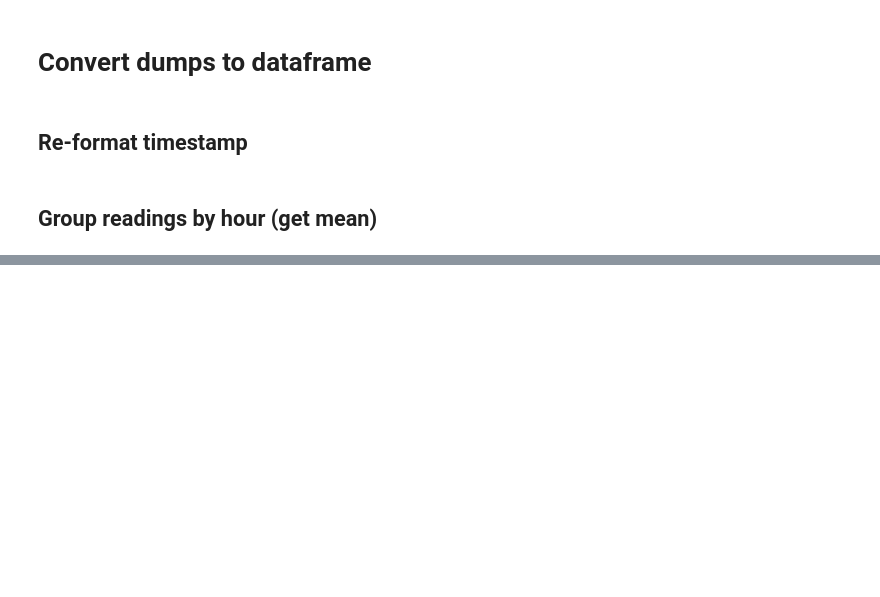
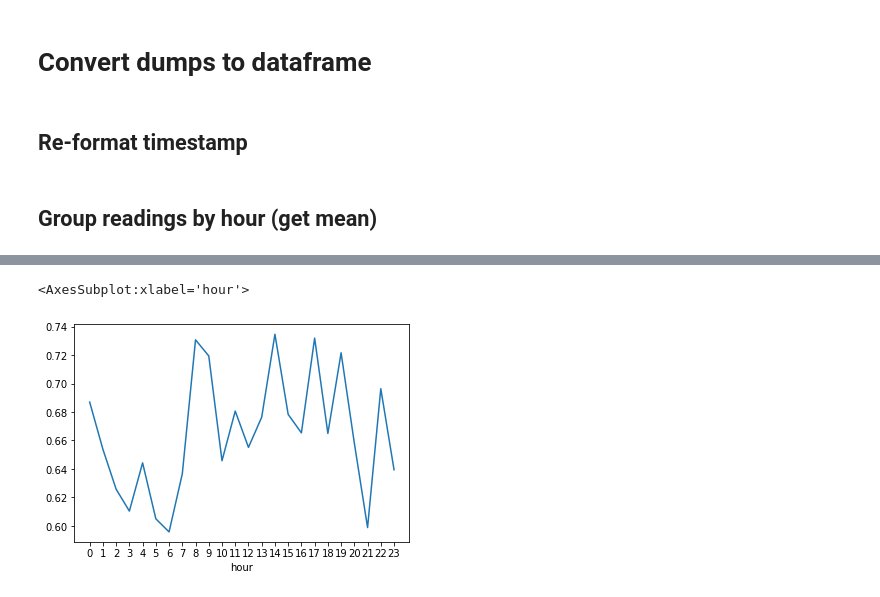
Before and after one commit to aiman-al-masoud/edi_reports, a Jupyter notebook: lab1/analysis.ipynb, the cells around one changed output, grey strips where cells are left out. Saved outputs shown, nothing was run; the diff lists cells and outputs as text; code cells hidden in the pictures; blank space fills up the shorter version.

```diff
--- a/lab1/analysis.ipynb
+++ b/lab1/analysis.ipynb
@@ -104,0 +106,2 @@ df.hops.plot()
+# %%
+df["hour"] = df.index.hour
@@ -104,0 +147,6 @@ df.hops.plot()
+# %%
+plt.xticks(list(range(24)))
+df.groupby("hour").mean().latency.plot()
+# %% [output]
+<AxesSubplot:xlabel='hour'>
+[figure, added]
```
Also changed, not shown: parts of 15 cells of this notebook, 3 other files.
